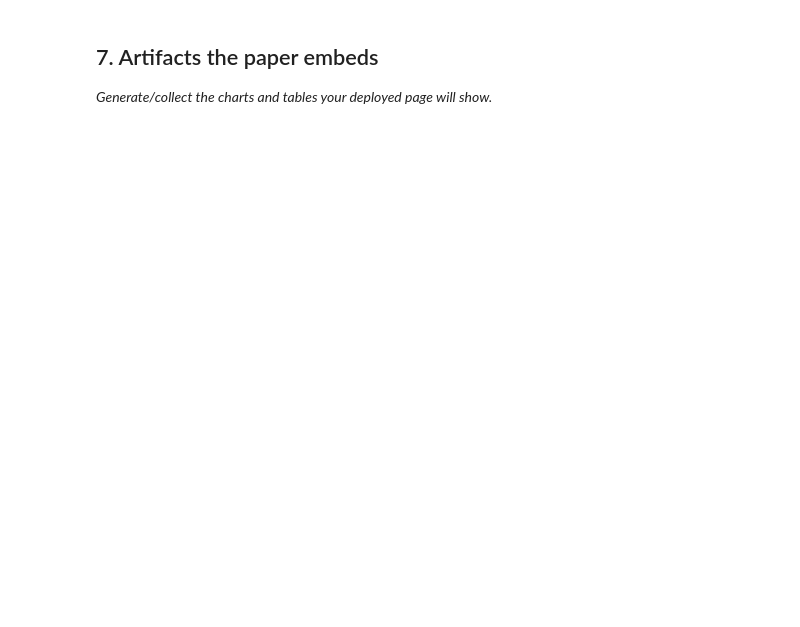
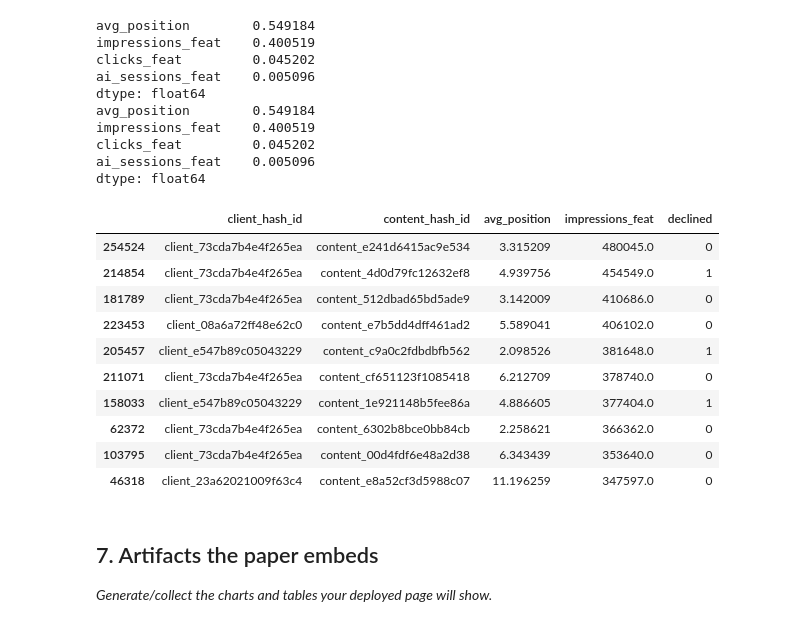
Before and after one commit to anujrkt06-tech/Flyrank-ML-project-, a Jupyter notebook: work/notebooks/capstone.ipynb, the cells around one changed output. Drawn from its saved outputs; the diff is of its cells as text; code cells hidden in the pictures; blank space fills up the shorter version.

```diff
--- a/work/notebooks/capstone.ipynb
+++ b/work/notebooks/capstone.ipynb
@@ -32,0 +53,10 @@ This skeleton is yours to fill. Work the sections **in order** — each one has
+# %%
+from huggingface_hub import HfApi
+
+api = HfApi(token=hf_token)
+files = api.list_repo_files("FlyRank/internship-warehouse", repo_type="dataset")
+
+# Show every file path so we stop guessing
+for f in files:
+    if "dim_clients" in f or "dim_content" in f:
+        print(f)
@@ -33,3 +379,60 @@ This skeleton is yours to fill. Work the sections **in order** — each one has
+# %%
+from sklearn.ensemble import RandomForestClassifier
+from sklearn.model_selection import GroupKFold
+
+feature_cols = ["avg_position", "impressions_feat", "clicks_feat", "ai_sessions_feat"]
+
+X = df[feature_cols].fillna(0)
+y = df["declined"]
+groups = df["client_hash_id"]
+
+gkf = GroupKFold(n_splits=5)
+tr_idx, te_idx = next(gkf.split(X, y, groups))
+
+rf2 = RandomForestClassifier(
+    n_estimators=200,
+    random_state=0,
+    n_jobs=-1
+)
+
+rf2.fit(X.iloc[tr_idx], y.iloc[tr_idx])
+scores_grouped = pd.Series(
+    rf2.predict_proba(X.iloc[te_idx])[:, 1],
+    index=X.iloc[te_idx].index
+)
+# %%
+importances = pd.Series(rf2.feature_importances_, index=feature_cols).sort_values(ascending=False)
+print(importances)
+
+top_50 = df.loc[scores_grouped.sort_values(ascending=False).index[:50]]
+top_50[["client_hash_id", "content_hash_id", "avg_position", "impressions_feat", "declined"]].head(10)
+importances = pd.Series(rf2.feature_importances_, index=feature_cols).sort_values(ascending=False)
+print(importances)
+# The actual "queue" the baseline produces -- this is the artifact the recommendations describe.
+top_by_baseline = df.assign(baseline_score=df["impressions_feat"]).sort_values("baseline_score", ascending=False)
+top_by_baseline[["client_hash_id", "content_hash_id", "avg_position", "impressions_feat", "declined"]].head(10)
+# %% [output]
+avg_position        0.549184
+impressions_feat    0.400519
+clicks_feat         0.045202
+ai_sessions_feat    0.005096
+dtype: float64
+avg_position        0.549184
+impressions_feat    0.400519
+clicks_feat         0.045202
+ai_sessions_feat    0.005096
+dtype: float64
+|  | client_hash_id | content_hash_id | avg_position | impressions_feat | declined |
+| 254524 | client_73cda7b4e4f265ea | content_e241d6415ac9e534 | 3.315209 | 480045.0 | 0 |
+| 214854 | client_73cda7b4e4f265ea | content_4d0d79fc12632ef8 | 4.939756 | 454549.0 | 1 |
+| 181789 | client_73cda7b4e4f265ea | content_512dbad65bd5ade9 | 3.142009 | 410686.0 | 0 |
+| 223453 | client_08a6a72ff48e62c0 | content_e7b5dd4dff461ad2 | 5.589041 | 406102.0 | 0 |
+| 205457 | client_e547b89c05043229 | content_c9a0c2fdbdbfb562 | 2.098526 | 381648.0 | 1 |
+| 211071 | client_73cda7b4e4f265ea | content_cf651123f1085418 | 6.212709 | 378740.0 | 0 |
+| 158033 | client_e547b89c05043229 | content_1e921148b5fee86a | 4.886605 | 377404.0 | 1 |
+| 62372 | client_73cda7b4e4f265ea | content_6302b8bce0bb84cb | 2.258621 | 366362.0 | 0 |
+| 103795 | client_73cda7b4e4f265ea | content_00d4fdf6e48a2d38 | 6.343439 | 353640.0 | 0 |
+| 46318 | client_23a62021009f63c4 | content_e8a52cf3d5988c07 | 11.196259 | 347597.0 | 0 |
 # %% [markdown]
 ## 7. Artifacts the paper embeds
 
```
Also changed, not shown: parts of 21 cells of this notebook.
